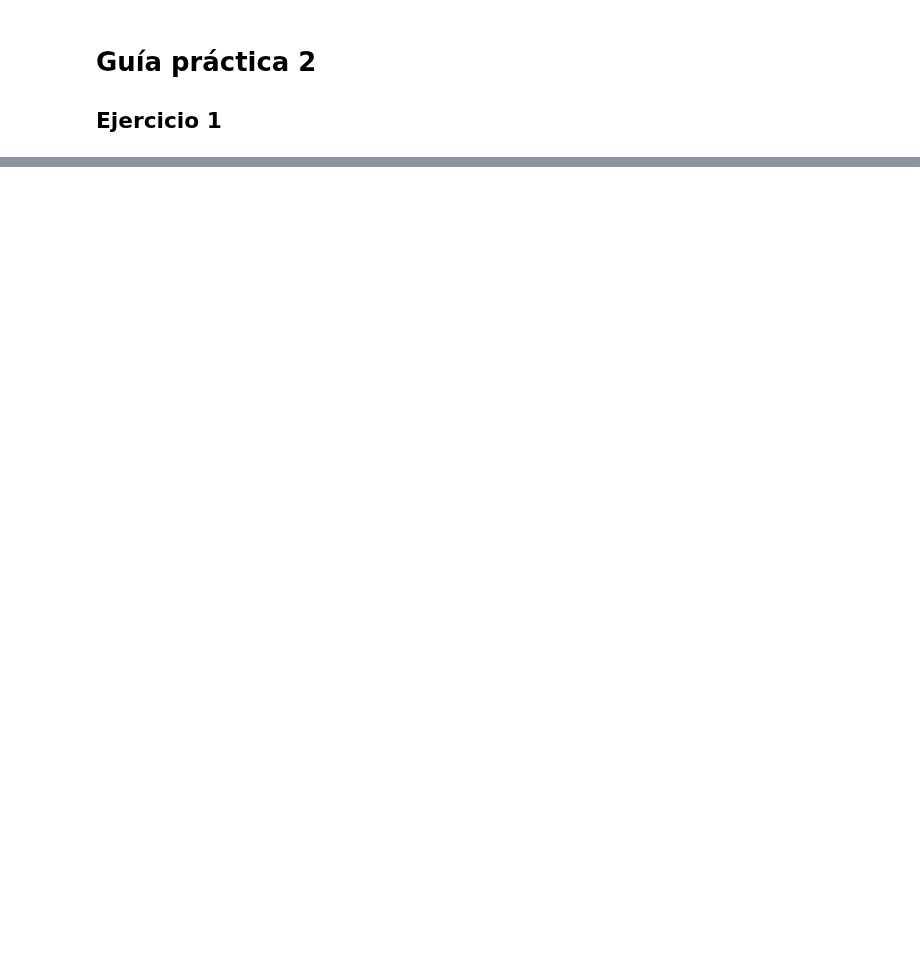
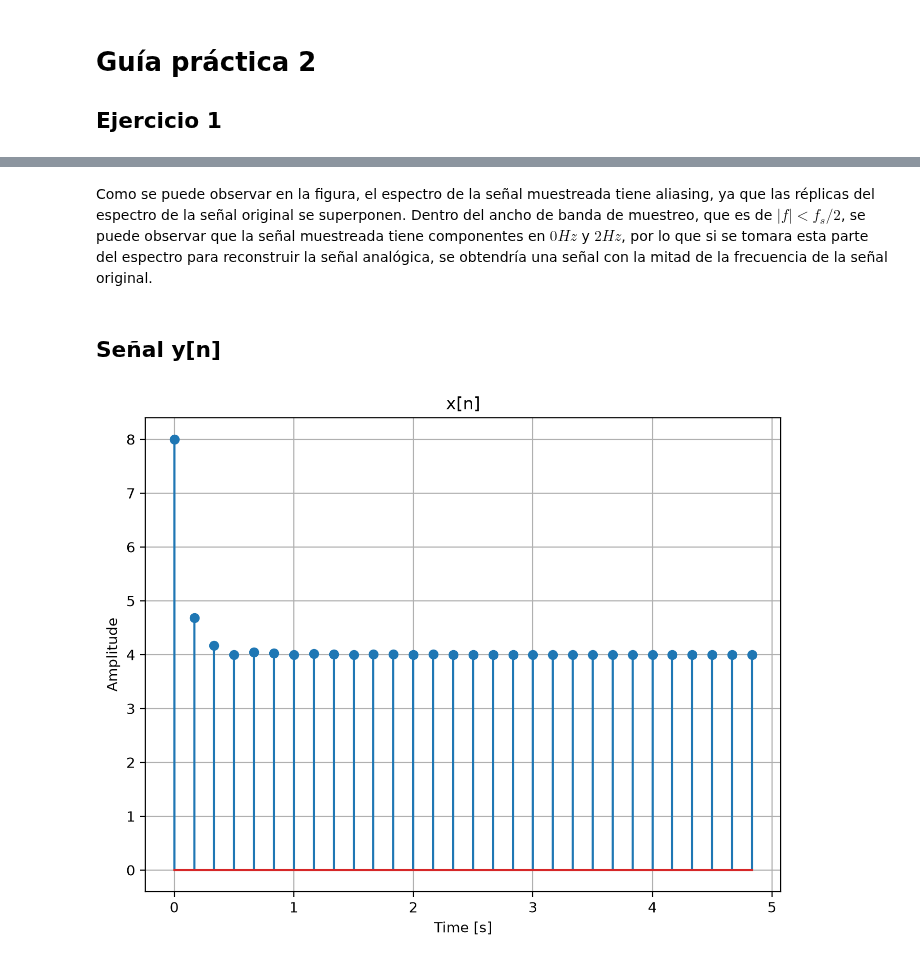
Before and after one commit to estanislaocrivos/digital-signal-processing-course, a Jupyter notebook: gp-02/ej-02.ipynb, the cells around one changed output, grey strips where cells are left out. Cells and saved outputs as stored; diff of their text form; code cells hidden in the pictures; blank space fills up the shorter version.

```diff
--- a/gp-02/ej-02.ipynb
+++ b/gp-02/ej-02.ipynb
@@ -57,0 +74,14 @@ Para poder recuperar la señal original a partir del espectro de la señal muest
+# %% [markdown]
+Como se puede observar en la figura, el espectro de la señal muestreada tiene aliasing, ya que las réplicas del espectro de la señal original se superponen. Dentro del ancho de banda de muestreo, que es de $|f|<f_s/2$, se puede observar que la señal muestreada tiene componentes en $0Hz$ y $2Hz$, por lo que si se tomara esta parte del espectro para reconstruir la señal analógica, se obtendría una señal con la mitad de la frecuencia de la señal original.
+# %% [markdown]
+## Señal **y[n]**
+# %%
+figure(1, figsize=(8, 6), dpi=200)
+stem(t, y)
+xlabel("Time [s]")
+ylabel("Amplitude")
+title("x[n]")
+grid(True)
+show()
+# %% [output]
+[figure, added]
```
Also changed, not shown: parts of 10 cells of this notebook.
